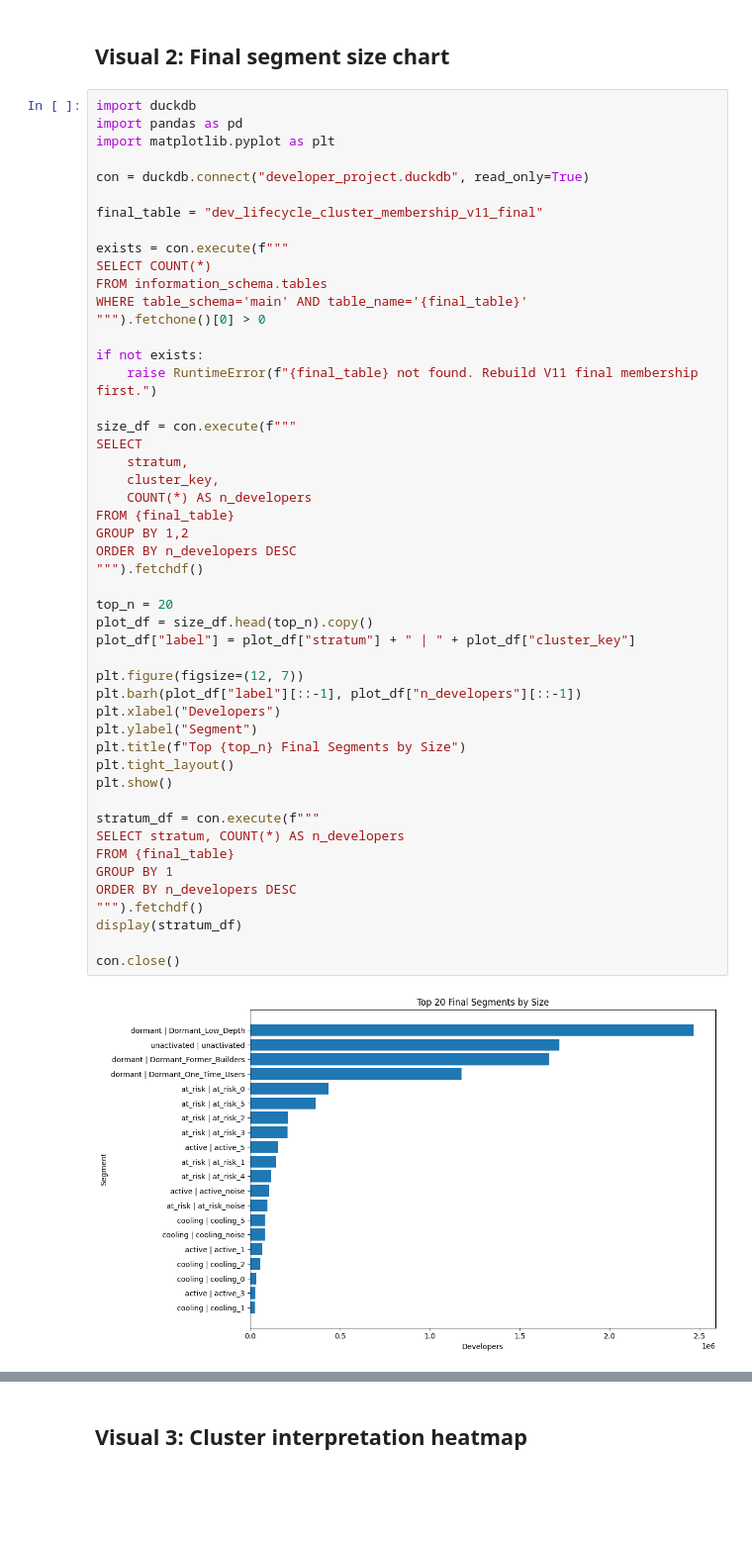
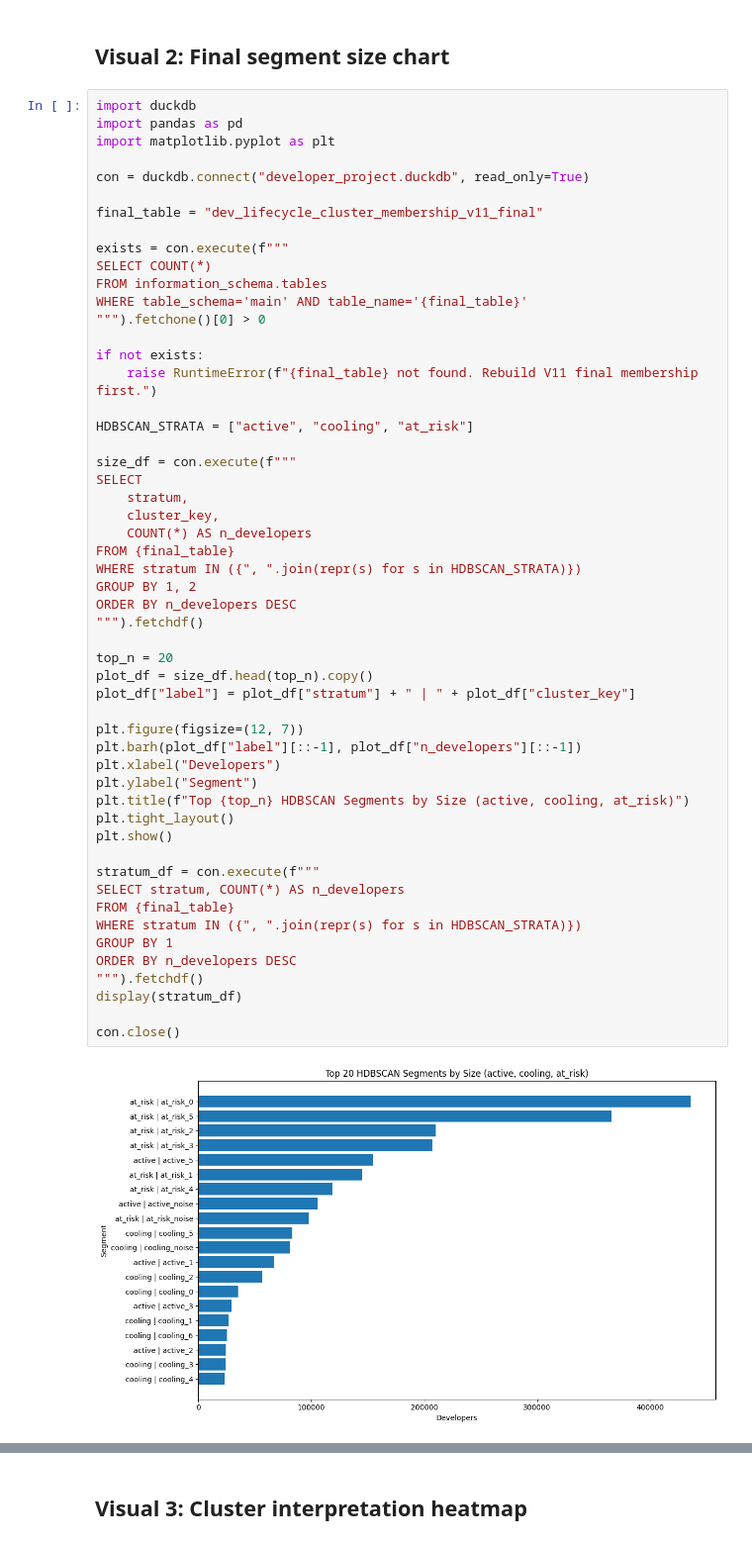
Before and after one commit to WBDoran/Spring2026_IndustryProject, a Jupyter notebook: visuals.ipynb, the cells around one changed output, grey strips where cells are left out. Shown at 99% size. Drawn from its saved outputs; the diff is of its cells as text; blank space fills up the shorter version.

```diff
--- a/visuals.ipynb
+++ b/visuals.ipynb
@@ -51,37 +51,41 @@ WHERE table_schema='main' AND table_name='{final_table}'
 if not exists:
     raise RuntimeError(f"{final_table} not found. Rebuild V11 final membership first.")
 
+HDBSCAN_STRATA = ["active", "cooling", "at_risk"]
+
 size_df = con.execute(f"""
 SELECT
     stratum,
     cluster_key,
     COUNT(*) AS n_developers
 FROM {final_table}
-GROUP BY 1,2
+WHERE stratum IN ({", ".join(repr(s) for s in HDBSCAN_STRATA)})
+GROUP BY 1, 2
 ORDER BY n_developers DESC
 """).fetchdf()
 
 top_n = 20
 plot_df = size_df.head(top_n).copy()
 plot_df["label"] = plot_df["stratum"] + " | " + plot_df["cluster_key"]
 
 plt.figure(figsize=(12, 7))
 plt.barh(plot_df["label"][::-1], plot_df["n_developers"][::-1])
 plt.xlabel("Developers")
 plt.ylabel("Segment")
-plt.title(f"Top {top_n} Final Segments by Size")
+plt.title(f"Top {top_n} HDBSCAN Segments by Size (active, cooling, at_risk)")
 plt.tight_layout()
 plt.show()
 
 stratum_df = con.execute(f"""
 SELECT stratum, COUNT(*) AS n_developers
 FROM {final_table}
+WHERE stratum IN ({", ".join(repr(s) for s in HDBSCAN_STRATA)})
 GROUP BY 1
 ORDER BY n_developers DESC
 """).fetchdf()
 display(stratum_df)
 
 con.close()
 # %% [output]
-[figure, old version]
+[figure, new version]
 |  | stratum | n_developers |
```
Also changed, not shown: parts of 1 cell of this notebook, 2 other files.
